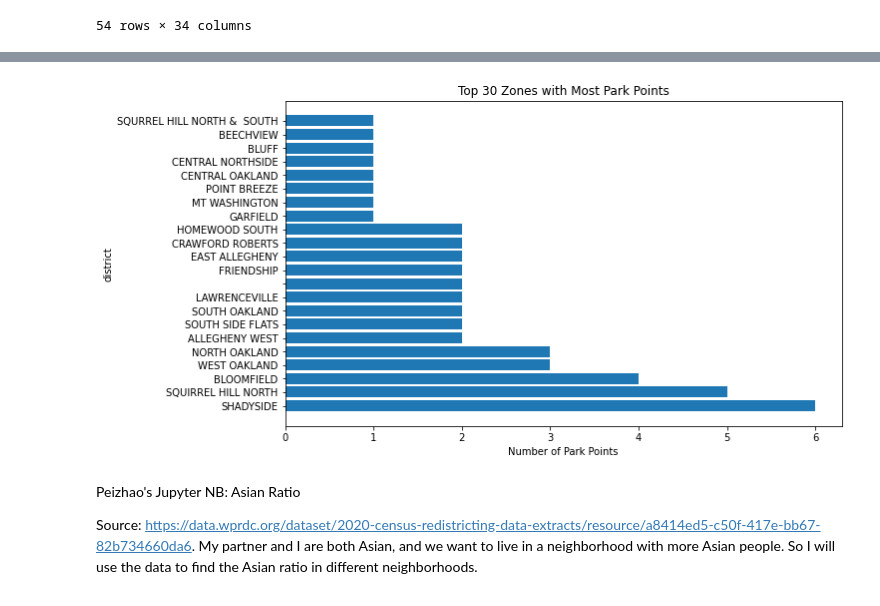
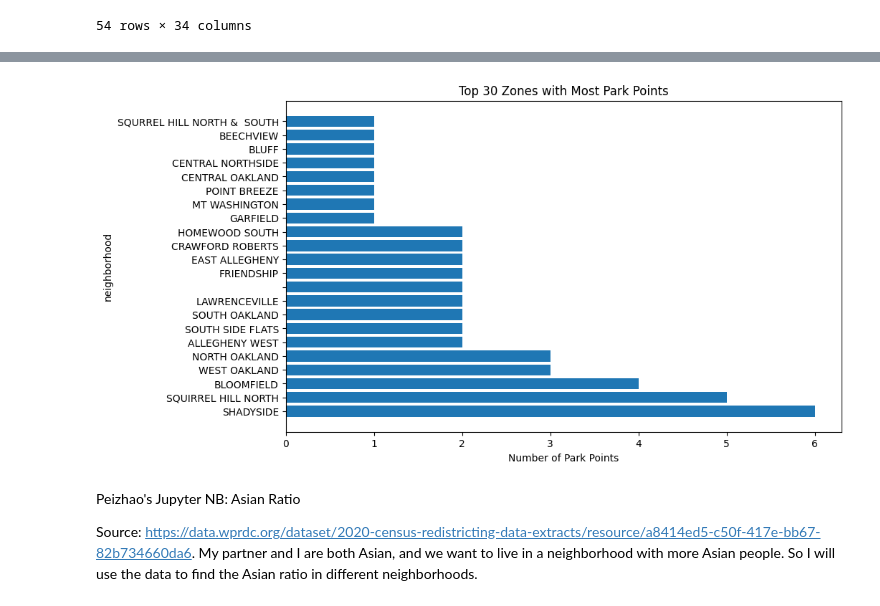
Before and after one commit to pem70/CMPINF-0010-Final-Project-Group-7, a Jupyter notebook: Group7.ipynb, the cells around one changed output, grey strips where cells are left out. Drawn from its saved outputs; the diff is of its cells as text; code cells hidden in the pictures.

```diff
--- a/Group7.ipynb
+++ b/Group7.ipynb
@@ -64,18 +64,18 @@ print(top30)
 # %%
 
 # create the plot
 fig, ax = plt.subplots(figsize=(10, 6))
 ax.barh(top30['neighborhood'], top30['count'], align='center')
 
 # set labels and title
 ax.set_xlabel('Number of Park Points')
-ax.set_ylabel('district')
+ax.set_ylabel('neighborhood')
 ax.set_title('Top 30 Zones with Most Park Points')
 
 # show the plot
 plt.show()
 # %% [output]
-[figure, old version]
+[figure, new version]
 # %% [markdown]
 Peizhao's Jupyter NB: Asian Ratio
 
```
Also changed, not shown: parts of 5 cells of this notebook.
